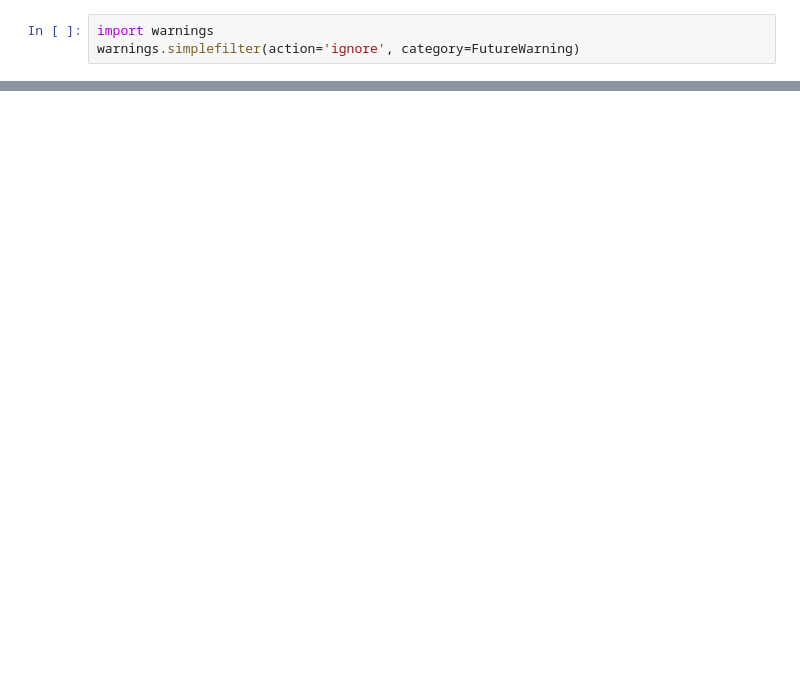
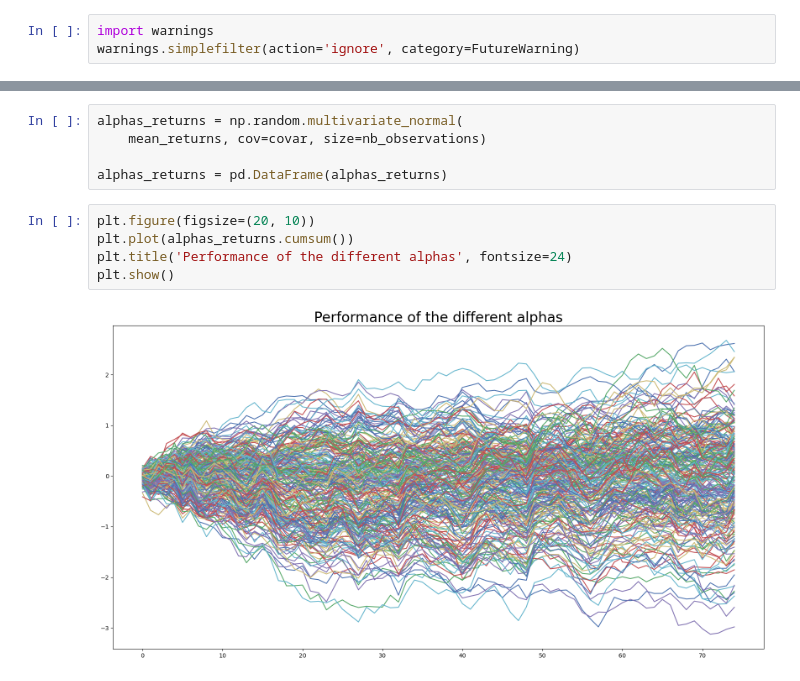
Before and after one commit to timothycdc/qt-portfolio-opt, a Jupyter notebook: viz.ipynb, the cells around one changed output, grey strips where cells are left out. Drawn from its saved outputs; the diff is of its cells as text; blank space fills up the shorter version.

```diff
--- a/viz.ipynb
+++ b/viz.ipynb
@@ -83,0 +256,12 @@ Sharpe Ratio: 1.88
+# %%
+alphas_returns = np.random.multivariate_normal(
+    mean_returns, cov=covar, size=nb_observations)
+
+alphas_returns = pd.DataFrame(alphas_returns)
+# %%
+plt.figure(figsize=(20, 10))
+plt.plot(alphas_returns.cumsum())
+plt.title('Performance of the different alphas', fontsize=24)
+plt.show()
+# %% [output]
+[figure, added]
```
Also changed, not shown: parts of 13 cells of this notebook.
